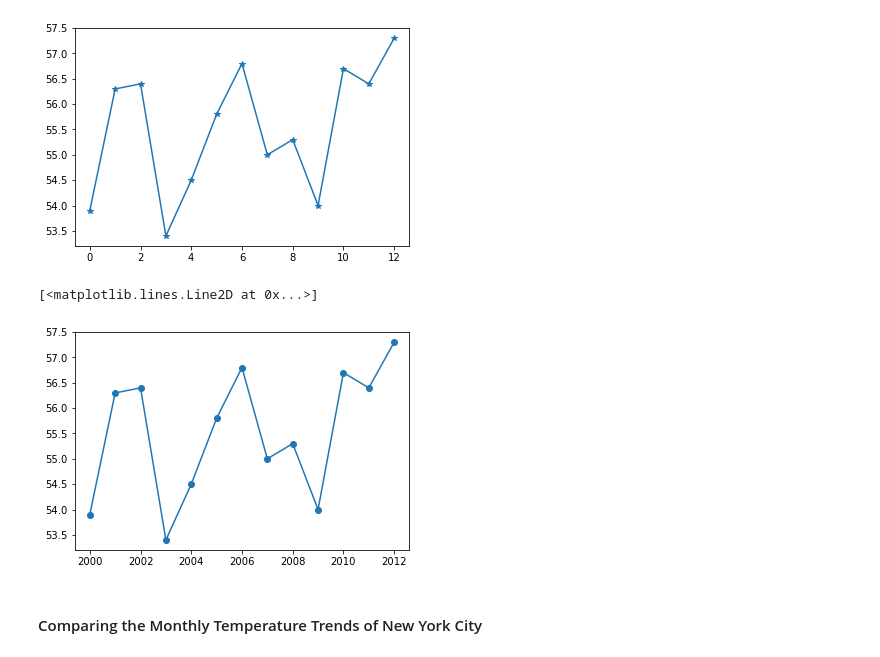
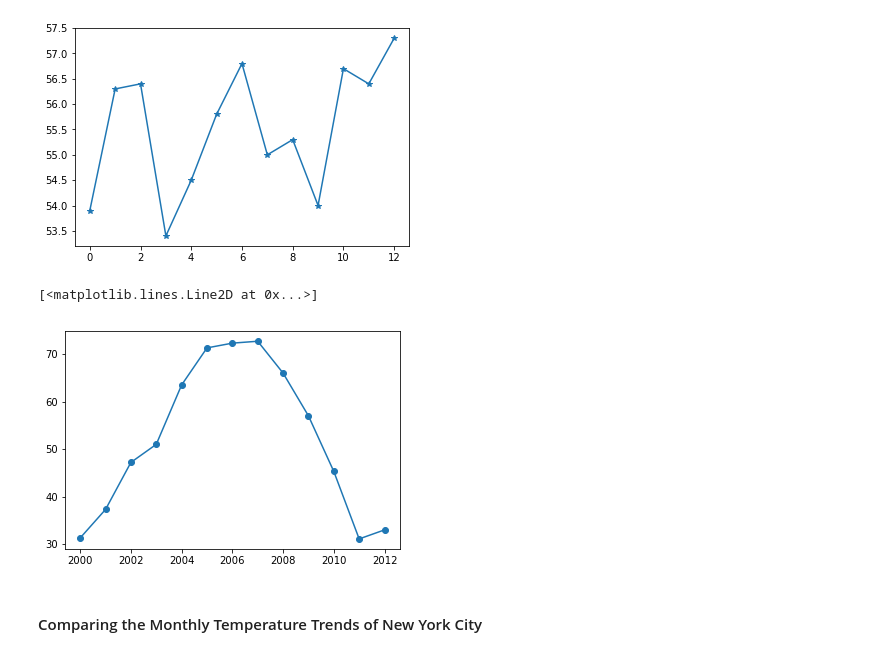
Before and after one commit to TrinhDinhPhuc/TetHolidayWithPython, a Jupyter notebook: Doing math with python/Chapter2 -Visualizing data with graphs.ipynb, the cells around one changed output. Saved outputs shown, nothing was run; the diff lists cells and outputs as text; code cells hidden in the pictures.

```diff
--- a/Doing math with python/Chapter2 -Visualizing data with graphs.ipynb
+++ b/Doing math with python/Chapter2 -Visualizing data with graphs.ipynb
@@ -123,13 +140,14 @@ plot(nyc_temp,marker="*")
 # %% [output]
 [<matplotlib.lines.Line2D at 0x...>]
 [figure]
-# %%
-nyc_temp = [53.9, 56.3, 56.4, 53.4, 54.5, 55.8, 56.8, 55.0, 55.3, 54.0, 56.7, 56.4, 57.3]
-years = range(2000, 2013)
-plot(years,nyc_temp,marker="o")
-# %% [output]
-[<matplotlib.lines.Line2D at 0x...>]
-[figure, removed]
+# %%
+nyc_temp_2000 = [31.3, 37.3, 47.2, 51.0, 63.5, 71.3, 72.3, 72.7, 66.0, 57.0, 45.3, 31.1,33]
+
+years = range(2000, 2013)
+plot(years,nyc_temp_2000,marker="o")
+# %% [output]
+[<matplotlib.lines.Line2D at 0x...>]
+[figure, added]
 # %% [markdown]
 #### Comparing the Monthly Temperature Trends of New York City
 # %%
```
Also changed, not shown: parts of 11 cells of this notebook.
